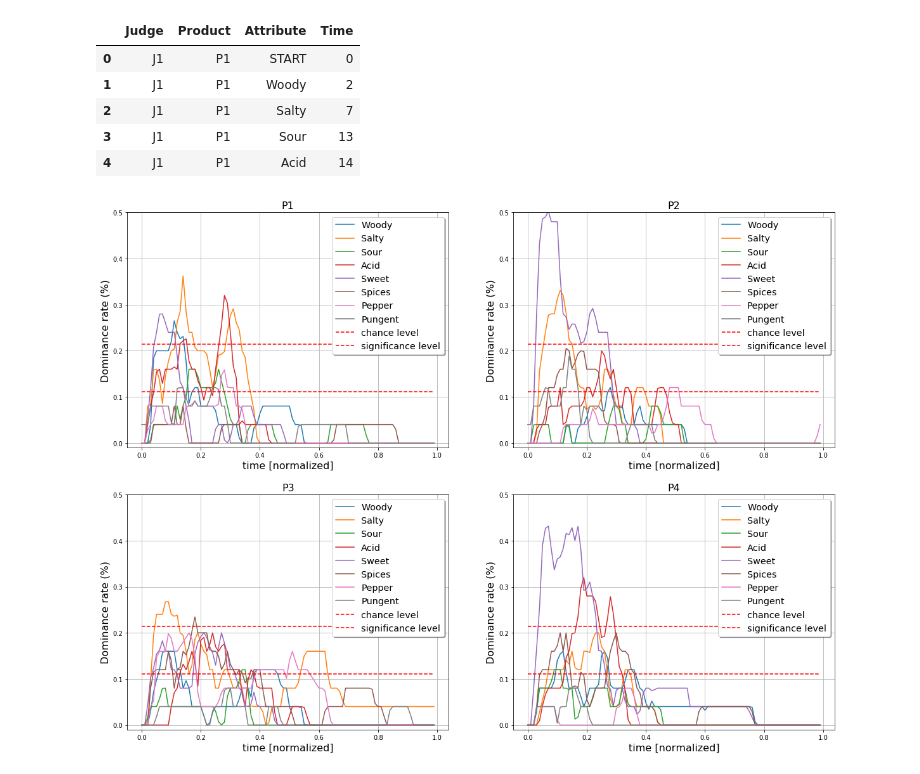
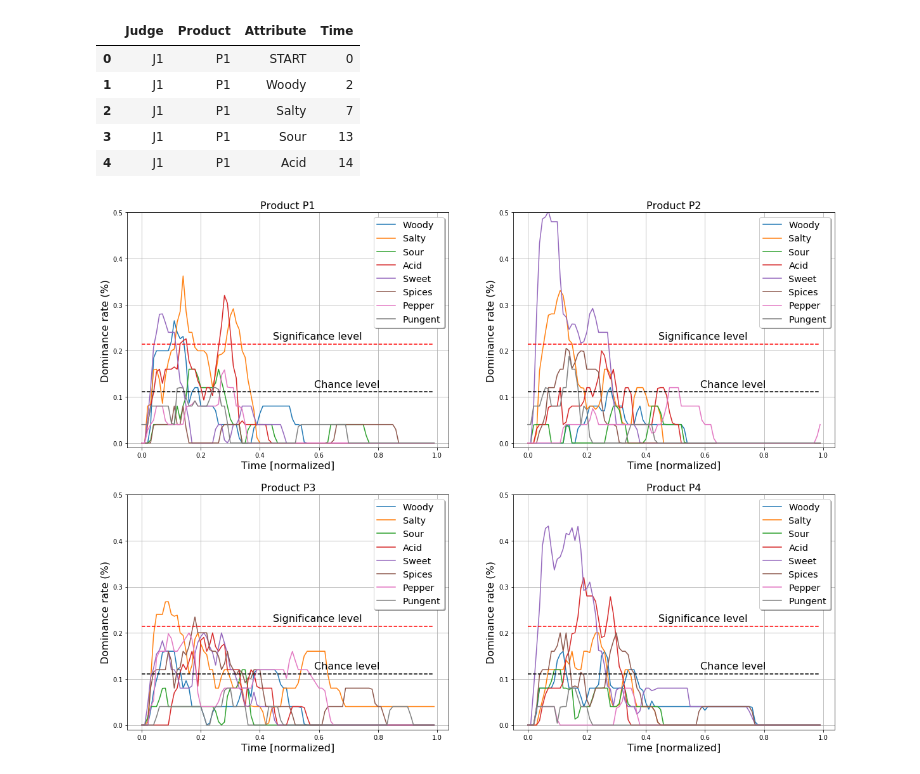
Before and after one commit to aleva85/Projects, a Jupyter notebook: SensoryDataScience_TDS/analysis.ipynb, the cells around one changed output. Cells and saved outputs as stored; diff of their text form; code cells hidden in the pictures.

```diff
--- a/SensoryDataScience_TDS/analysis.ipynb
+++ b/SensoryDataScience_TDS/analysis.ipynb
@@ -56,31 +56,36 @@ for judge in judges:
 # %%
 # now we can compute average curves for each product
 
 df_average = pd.DataFrame(columns = ['Product','Attribute','Normalized_curve'])
 
 N = len(judges) # number of judgements (judges * replications). in this case the design is balanced with 1 repetition. if this is not the case this has to be adjusted
 P_0 = 1/(len(attributes) + 1)
 P_s = P_0 + 1.645 * np.sqrt((P_0*(1-P_0))/N)
 t = np.arange(0,1,.01)
 
 
 fig, axes = plt.subplots(2,2, figsize = (20,15))
 for product, ax in zip(products, axes.ravel()):
     for attribute in attributes:
         curve = np.array(list(df_new.Normalized_curve[(df_new.Product == product) & (df_new.Attribute == attribute)])).sum(axis=0) / N
         df1 = pd.DataFrame([[product, attribute, curve]], columns = ['Product','Attribute','Normalized_curve'])
         df_average = df_average.append(df1)
 
         ax.plot(t, curve, label = attribute)
-    ax.plot([t[0], t[-1]], [P_0, P_0], '--k', label = 'chance level')
-    ax.plot([t[0], t[-1]], [P_s, P_s], '--r', label = 'significance level')
+    ax.plot([t[0], t[-1]], [P_0, P_0], '--k')
+    ax.plot([t[0], t[-1]], [P_s, P_s], '--r')
+    ax.text(0.7, P_0+.01, 'Chance level ', horizontalalignment='center', fontsize = 16)
+    ax.text(0.6, P_s+.01, 'Significance level ', horizontalalignment='center', fontsize = 16)
 
-    ax.set_xlabel('time [normalized]', fontsize  = 16)
+    ax.set_xlabel('Time [normalized]', fontsize  = 16)
     ax.set_ylabel('Dominance rate (%)', fontsize  = 16)
-    ax.set_title(product,  fontsize  = 16);
+    ax.set_title('Product ' + product,  fontsize  = 16);
     ax.set_ylim(-.01, .5)
     ax.grid()
     ax.legend(loc='upper right', shadow=True, fontsize='x-large')
+
 plt.show()
+extent = axes[0][1].get_window_extent().transformed(fig.dpi_scale_trans.inverted())
+fig.savefig('result.png', bbox_inches = extent.expanded(1.2, 1.2))
 # %% [output]
-[figure, old version]
+[figure, new version]
```
Also changed, not shown: 3 other files.
